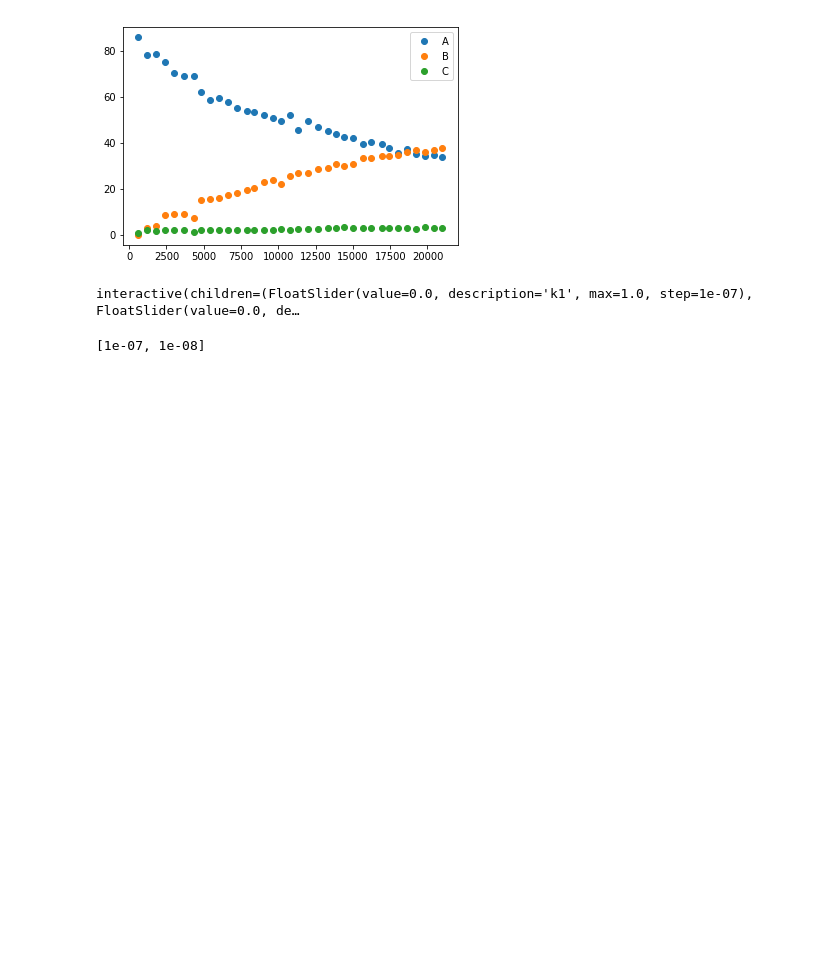
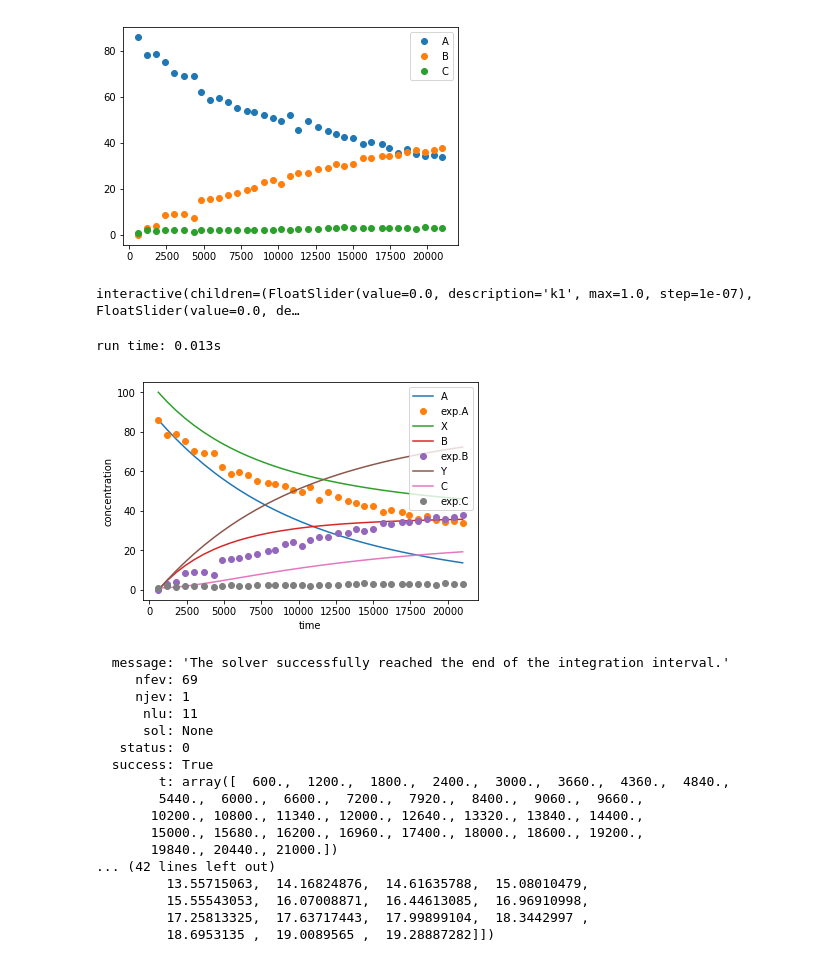
Before and after one commit to dorox/react, a Jupyter notebook: Data_Fitting_Widgets.ipynb, the cells around one changed output. Saved outputs shown, nothing was run; the diff lists cells and outputs as text; code cells hidden in the pictures; blank space fills up the shorter version.

Commit message:
update to the solver

```diff
--- a/Data_Fitting_Widgets.ipynb
+++ b/Data_Fitting_Widgets.ipynb
@@ -66,9 +91,29 @@ def show(k1 = (0,1,1e-7), k2 = (0,1,1e-7)):
 # %% [output]
 interactive(children=(FloatSlider(value=0.0, description='k1', max=1.0, step=1e-07), FloatSlider(value=0.0, de…
 # %%
-chem2.rate_constants
+chem2.rate_constants = [1e-6, 1e-6]
-# %% [output]
-[1e-07, 1e-08]
+# %%
+chem2.run()
+# %% [output]
+run time: 0.013s
+[figure, added]
+  message: 'The solver successfully reached the end of the integration interval.'
+     nfev: 69
+     njev: 1
+      nlu: 11
+      sol: None
+   status: 0
+  success: True
+        t: array([  600.,  1200.,  1800.,  2400.,  3000.,  3660.,  4360.,  4840.,
+        5440.,  6000.,  6600.,  7200.,  7920.,  8400.,  9060.,  9660.,
+       10200., 10800., 11340., 12000., 12640., 13320., 13840., 14400.,
+       15000., 15680., 16200., 16960., 17400., 18000., 18600., 19200.,
+       19840., 20440., 21000.])
+... (42 lines left out)
+         13.55715063,  14.16824876,  14.61635788,  15.08010479,
+         15.55543053,  16.07008871,  16.44613085,  16.96910998,
+         17.25813325,  17.63717443,  17.99899104,  18.3442997 ,
+         18.6953135 ,  19.0089565 ,  19.28887282]])
 # %%
 chem2.fit()
 # %% [output]
```
Also changed, not shown: parts of 6 cells of this notebook, 5 other files.
